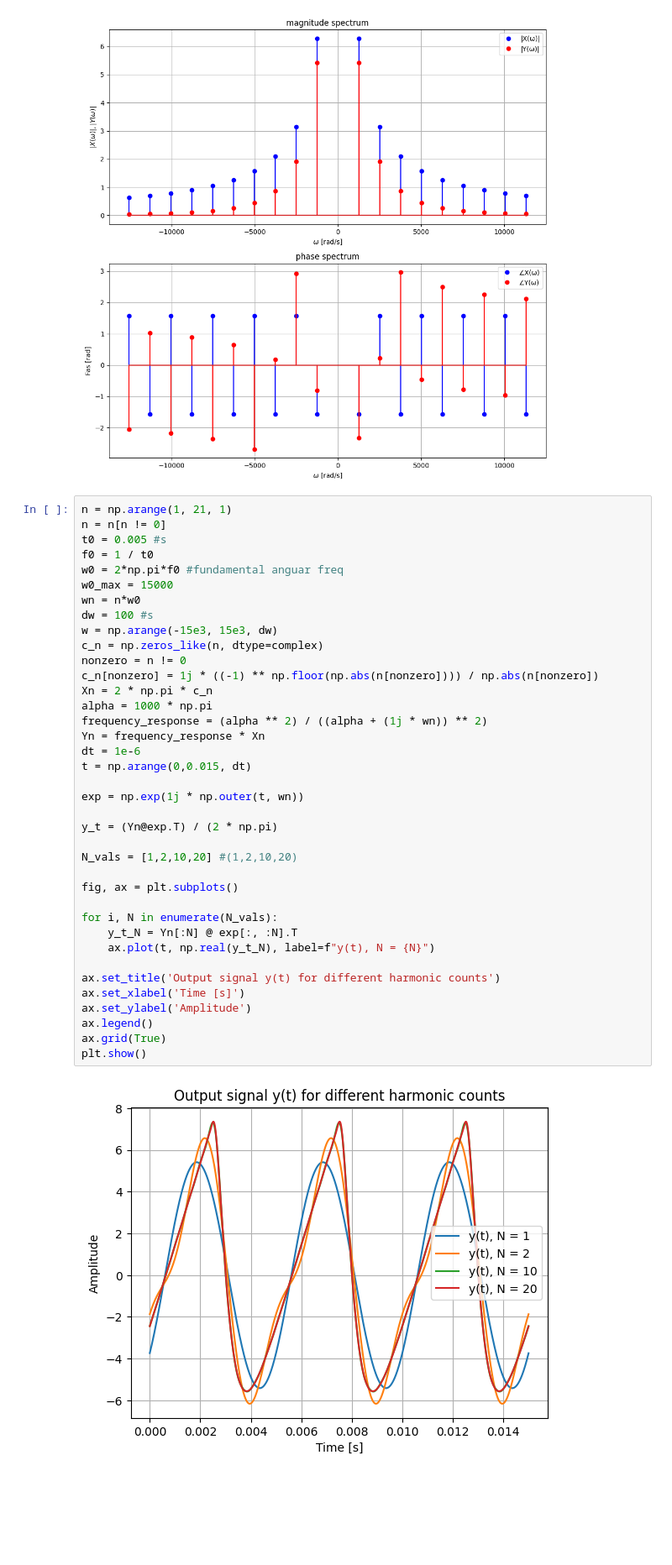
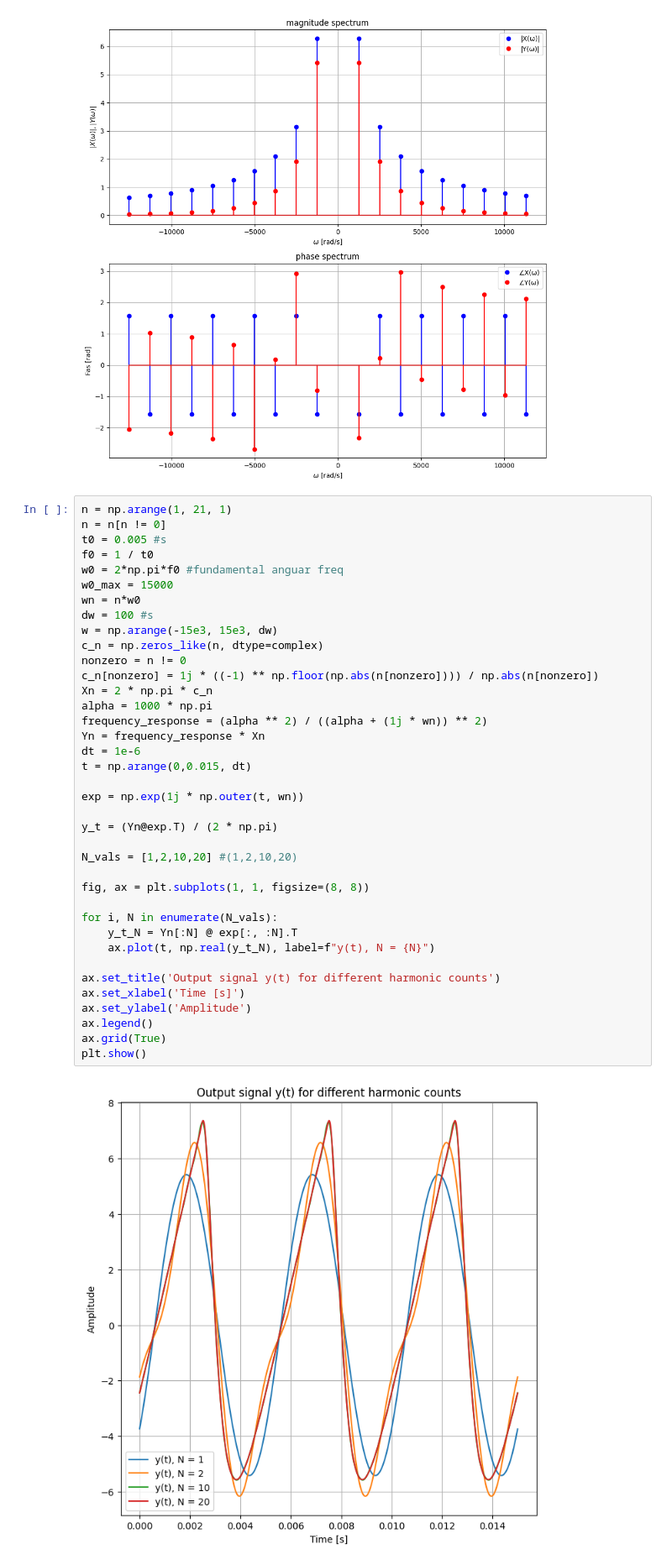
Before and after one commit to hannahpettersson/sigtrans, a Jupyter notebook: Assignment 2/Assignment2.ipynb, the cells around one changed output. Shown: that part at 84% size. Saved outputs shown, nothing was run; the diff lists cells and outputs as text; blank space fills up the shorter version.

```diff
--- a/Assignment 2/Assignment2.ipynb
+++ b/Assignment 2/Assignment2.ipynb
@@ -117,32 +117,32 @@ wn = n*w0
 dw = 100 #s
 w = np.arange(-15e3, 15e3, dw)
 c_n = np.zeros_like(n, dtype=complex)
 nonzero = n != 0
 c_n[nonzero] = 1j * ((-1) ** np.floor(np.abs(n[nonzero]))) / np.abs(n[nonzero])
 Xn = 2 * np.pi * c_n
 alpha = 1000 * np.pi
 frequency_response = (alpha ** 2) / ((alpha + (1j * wn)) ** 2)
 Yn = frequency_response * Xn
 dt = 1e-6
 t = np.arange(0,0.015, dt)
 
 exp = np.exp(1j * np.outer(t, wn))
 
 y_t = (Yn@exp.T) / (2 * np.pi)
 
 N_vals = [1,2,10,20] #(1,2,10,20)
 
-fig, ax = plt.subplots()
+fig, ax = plt.subplots(1, 1, figsize=(8, 8))
 
 for i, N in enumerate(N_vals):
     y_t_N = Yn[:N] @ exp[:, :N].T
     ax.plot(t, np.real(y_t_N), label=f"y(t), N = {N}")
 
 ax.set_title('Output signal y(t) for different harmonic counts')
 ax.set_xlabel('Time [s]')
 ax.set_ylabel('Amplitude')
 ax.legend()
 ax.grid(True)
 plt.show()
 # %% [output]
-[figure, old version]
+[figure, new version]
```
